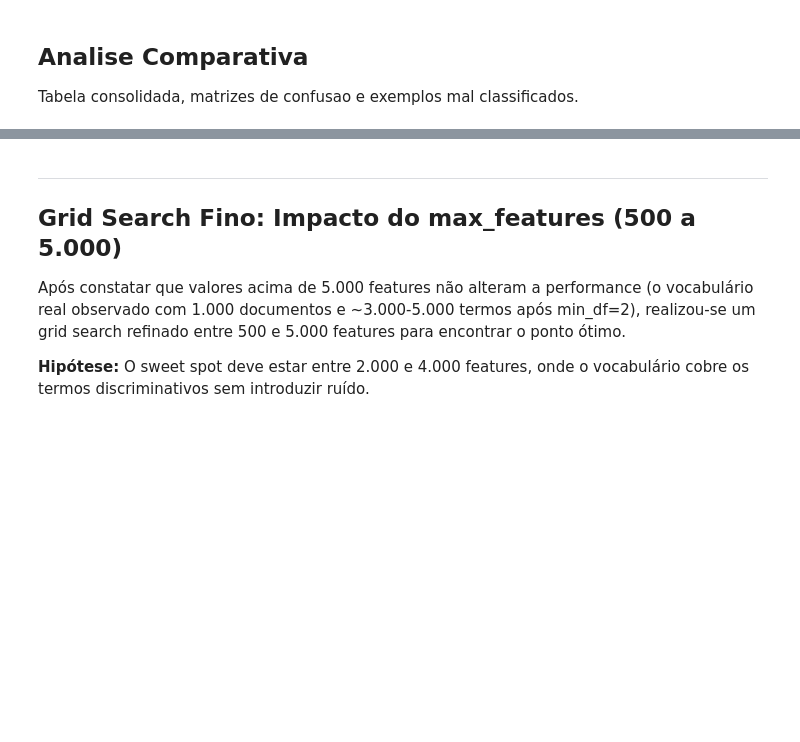
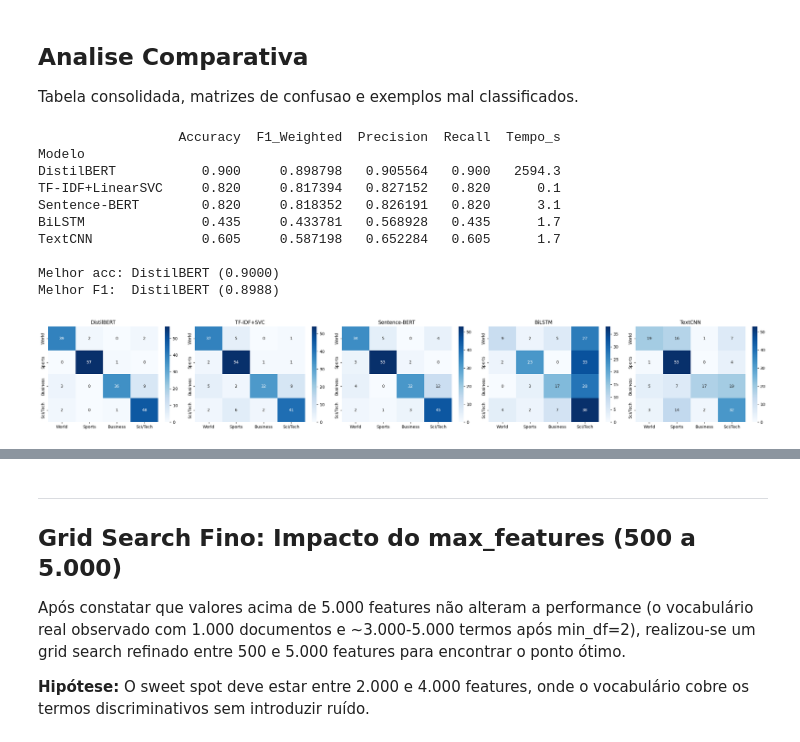
Before and after one commit to PedroM2626/mlops-experiments, a Jupyter notebook: experiments/ag-news-classification.ipynb, the cells around one changed output, grey strips where cells are left out. Cells and saved outputs as stored; diff of their text form; code cells hidden in the pictures; blank space fills up the shorter version.

```diff
--- a/experiments/ag-news-classification.ipynb
+++ b/experiments/ag-news-classification.ipynb
@@ -74,7 +73,7 @@ BATCH_SIZE = 8
 TFIDF_MAX_FEATURES = 70000
 random.seed(SEED); np.random.seed(SEED); torch.manual_seed(SEED); set_seed(SEED)
 BASE_DIR = Path.cwd()
-load_dotenv()
-dagshub.init(repo_owner=os.getenv('DAGSHUB_REPO_OWNER', 'PedroM2626'), repo_name=os.getenv('DAGSHUB_REPO_NAME', 'experiments'))
-mlflow.set_tracking_uri(os.getenv('MLFLOW_TRACKING_URI'))
+device = torch.device('cuda' if torch.cuda.is_available() else 'cpu')
+print(f'Device: {device}')
+mlflow.set_tracking_uri('file:./mlruns')
 print(f'Config: seed={SEED}, train={TRAIN_SIZE}, test={TEST_SIZE}, tfidf={TFIDF_MAX_FEATURES}')
@@ -83,9 +85,5 @@ train_path = first_existing_path([BASE_DIR / 'datasets' / 'AG_News-train.csv', B
 test_path = first_existing_path([BASE_DIR / 'datasets' / 'AG_News-test.csv', BASE_DIR.parent / 'datasets' / 'AG_News-test.csv', BASE_DIR / 'experiments' / 'datasets' / 'AG_News-test.csv'])
 train_df = pd.read_csv(train_path).sample(TRAIN_SIZE, random_state=SEED)
 test_df = pd.read_csv(test_path).sample(TEST_SIZE, random_state=SEED)
-train_df['text'] = train_df['Title'] + ' ' + train_df['Description']
-test_df['text'] = test_df['Title'] + ' ' + test_df['Description']
-train_df['label'] = train_df['Class Index'] - 1
-test_df['label'] = test_df['Class Index'] - 1
 CLASS_NAMES = ['World', 'Sports', 'Business', 'Sci/Tech']
 print(f'Train: {len(train_df)}, Test: {len(test_df)}')
@@ -190,37 +437,57 @@ print(f'LinearSVC: {tfidf_svc_time:.1f}s  acc={svc_accuracy:.4f}  f1={svc_f1:.4f
 Tabela consolidada, matrizes de confusao e exemplos mal classificados.
 # %%
 results_df = pd.DataFrame({
-    'Modelo': ['DistilBERT', 'TF-IDF+ExtraTrees', 'TF-IDF+LinearSVC'],
-    'Accuracy': [distilbert_metrics['eval_accuracy'], et_accuracy, svc_accuracy],
-    'F1_Weighted': [distilbert_metrics.get('eval_f1',0), et_f1, svc_f1],
-    'Precision': [distilbert_metrics.get('eval_precision',0), et_precision, svc_precision],
-    'Recall': [distilbert_metrics.get('eval_recall',0), et_recall, svc_recall],
-    'Tempo_s': [round(distilbert_time,1), round(tfidf_et_time,1), round(tfidf_svc_time,1)],
+    'Modelo': ['DistilBERT', 'TF-IDF+LinearSVC', 'Sentence-BERT', 'BiLSTM', 'TextCNN'],
+    'Accuracy': [distilbert_metrics['eval_accuracy'], svc_accuracy, sbert_accuracy, bilstm_accuracy, textcnn_accuracy],
+    'F1_Weighted': [distilbert_metrics.get('eval_f1',0), svc_f1, sbert_f1, bilstm_f1, textcnn_f1],
+    'Precision': [distilbert_metrics.get('eval_precision',0), svc_precision, sbert_precision, bilstm_precision, textcnn_precision],
+    'Recall': [distilbert_metrics.get('eval_recall',0), svc_recall, sbert_recall, bilstm_recall, textcnn_recall],
+    'Tempo_s': [round(distilbert_time,1), round(tfidf_svc_time,1), round(sbert_time,1), round(bilstm_time,1), round(textcnn_time,1)],
 }).set_index('Modelo')
 print(results_df.to_string())
-print(f"\nMelhor acc: {results_df['Accuracy'].idxmax()}")
-print(f"Melhor F1:  {results_df['F1_Weighted'].idxmax()}")
+print(f"\nMelhor acc: {results_df['Accuracy'].idxmax()} ({results_df['Accuracy'].max():.4f})")
+print(f"Melhor F1:  {results_df['F1_Weighted'].idxmax()} ({results_df['F1_Weighted'].max():.4f})")
 results_df.to_csv(context.artifact_dir / 'comparison_table.csv')
 mlflow.log_artifact(str(context.artifact_dir / 'comparison_table.csv'))
 
-fig, axes = plt.subplots(1, 3, figsize=(15, 4))
-data = [('DistilBERT', distilbert_preds_raw, distilbert_labels), ('TF-IDF+ET', et_preds, test_df['label'].values), ('TF-IDF+SVC', svc_preds, test_df['label'].values)]
+fig, axes = plt.subplots(1, 5, figsize=(25, 4))
+data = [('DistilBERT', distilbert_preds_raw, distilbert_labels),
+        ('TF-IDF+SVC', svc_preds, test_df['label'].values),
+        ('Sentence-BERT', sbert_preds, test_df['label'].values),
+        ('BiLSTM', bilstm_preds, test_df['label'].values),
+        ('TextCNN', textcnn_preds, test_df['label'].values)]
 for ax, (n, pr, tr) in zip(axes, data):
     sns.heatmap(confusion_matrix(tr, pr), annot=True, fmt='d', cmap='Blues', ax=ax, xticklabels=CLASS_NAMES, yticklabels=CLASS_NAMES)
     ax.set_title(n)
 plt.tight_layout()
 plt.savefig(context.artifact_dir / 'confusion_matrices.png', dpi=150, bbox_inches='tight')
 mlflow.log_figure(fig, 'confusion_matrices.png')
 plt.show()
 
 print('\n=== DistilBERT ==='); print(classification_report(distilbert_labels, distilbert_preds_raw, target_names=CLASS_NAMES))
-print('=== TF-IDF+ET ==='); print(classification_report(test_df['label'], et_preds, target_names=CLASS_NAMES))
 print('=== TF-IDF+SVC ==='); print(classification_report(test_df['label'], svc_preds, target_names=CLASS_NAMES))
+print('=== Sentence-BERT ==='); print(classification_report(test_df['label'], sbert_preds, target_names=CLASS_NAMES))
+print('=== BiLSTM ==='); print(classification_report(test_df['label'], bilstm_preds, target_names=CLASS_NAMES))
+print('=== TextCNN ==='); print(classification_report(test_df['label'], textcnn_preds, target_names=CLASS_NAMES))
 
 mis = []
-for n, pr in [('DistilBERT', distilbert_preds_raw), ('ExtraTrees', et_preds), ('LinearSVC', svc_preds)]:
-    e = test_df.copy(); e['predicted'] = pr; e['model'] = n; e['correct'] = e['label'] == e['predicted']
-    mis.append(e[~e['correct']].head(5))
-pd.concat(mis, ignore_index=True).to_csv(context.artifact_dir / 'misclassified_examples.csv', index=False)
-mlflow.log_artifact(str(context.artifact_dir / 'misclassified_examples.csv'))
-print('\nArtifatos salvos no MLflow/DagsHub.')
+for n, pr in [('DistilBERT', distilbert_preds_raw), ('LinearSVC', svc_preds),
+              ('Sentence-BERT', sbert_preds), ('BiLSTM', bilstm_preds), ('TextCNN', textcnn_preds)]:
+    e = test_df.copy(); e['predicted'] = pr; e['model'] = n; e['correct'] = e['label'] == pr
+    mis.append(e[e['correct'] == False].head(5))
+mis_df = pd.concat(mis)
+if len(mis_df):
+    print('\nExemplos mal classificados (5 por modelo):')
+    print(mis_df[['model', 'text', 'label', 'predicted']].to_string())
+# %% [output]
+                  Accuracy  F1_Weighted  Precision  Recall  Tempo_s
+Modelo
+DistilBERT           0.900     0.898798   0.905564   0.900   2594.3
+TF-IDF+LinearSVC     0.820     0.817394   0.827152   0.820      0.1
+Sentence-BERT        0.820     0.818352   0.826191   0.820      3.1
+BiLSTM               0.435     0.433781   0.568928   0.435      1.7
+TextCNN              0.605     0.587198   0.652284   0.605      1.7
+
+Melhor acc: DistilBERT (0.9000)
+Melhor F1:  DistilBERT (0.8988)
+[figure, added]
```
Also changed, not shown: parts of 17 cells of this notebook, 21 other files.
